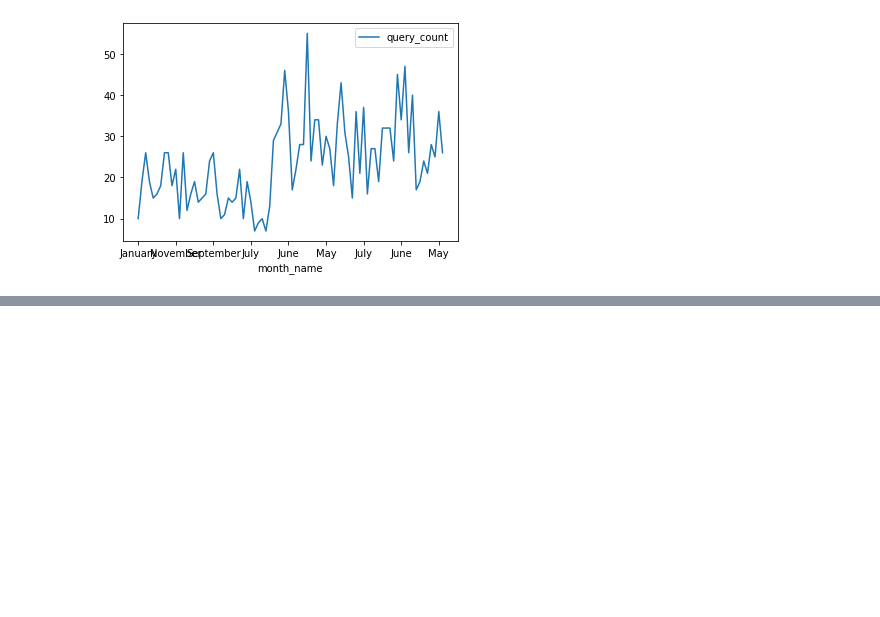
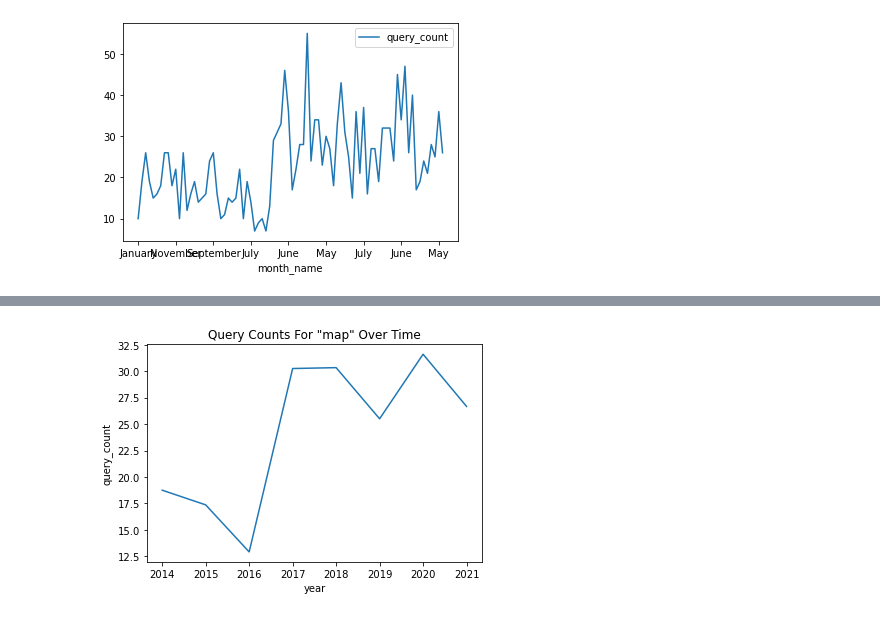
Before and after one commit to NSS-Data-Analytics-Cohort-6/socrata-api-kmgarrett1, a Jupyter notebook: notebook/api_notebook.ipynb, the cells around one changed output, grey strips where cells are left out. Saved outputs shown, nothing was run; the diff lists cells and outputs as text; code cells hidden in the pictures; blank space fills up the shorter version.

```diff
--- a/notebook/api_notebook.ipynb
+++ b/notebook/api_notebook.ipynb
@@ -266,0 +274,6 @@ plt.show();
+# %%
+sns.lineplot('year','query_count', ci=None, data=df)
+plt.title('Query Counts For "map" Over Time')
+plt.show();
+# %% [output]
+[figure, added]
```
Also changed, not shown: parts of 4 cells of this notebook.
